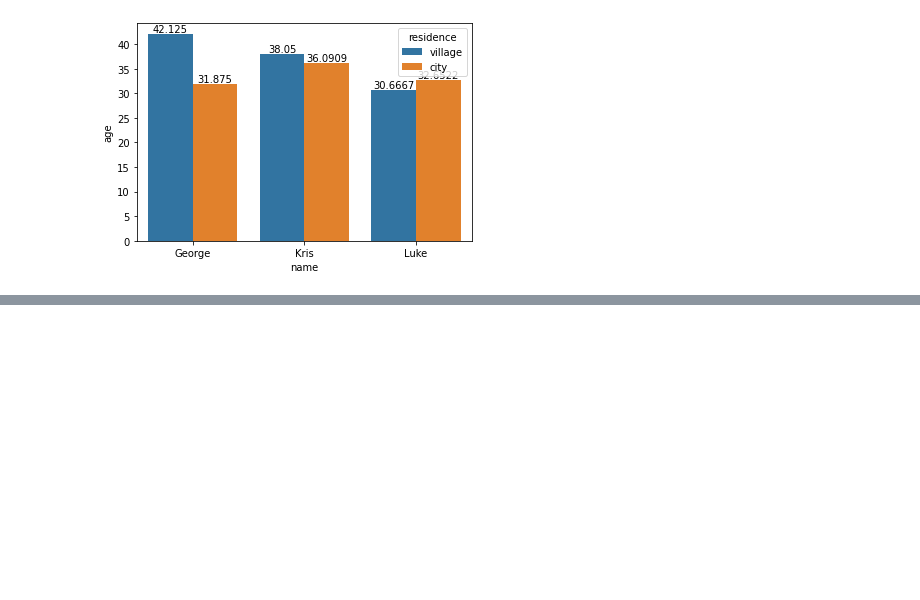
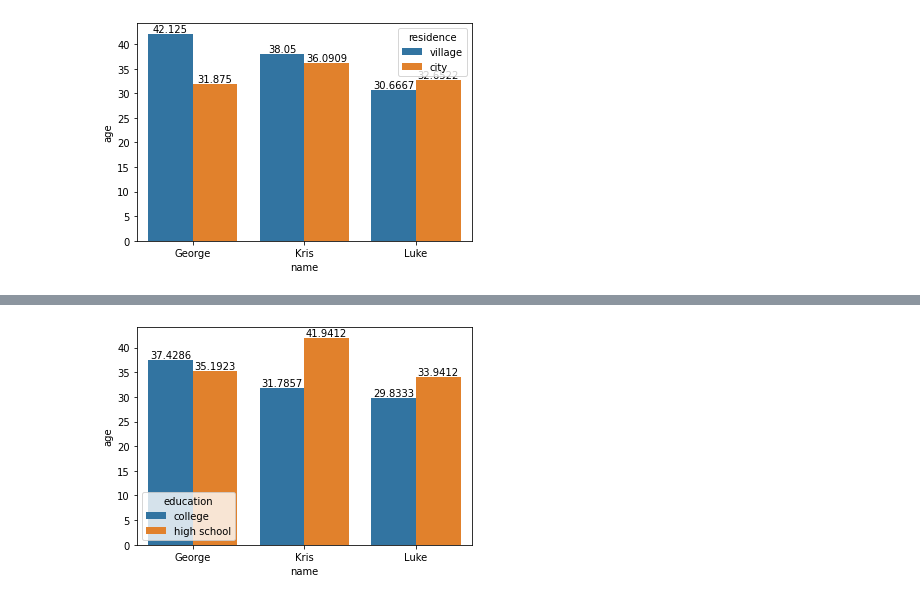
Before and after one commit to GimGones/jmm, a Jupyter notebook: dudes.ipynb, the cells around one changed output, grey strips where cells are left out. Drawn from its saved outputs; the diff is of its cells as text; code cells hidden in the pictures; blank space fills up the shorter version.

Commit message:
added education

```diff
--- a/dudes.ipynb
+++ b/dudes.ipynb
@@ -37,3 +37,6 @@ for i in range(0,len(lab.containers)):
 plt.show()
 # %% [output]
 [figure]
+# %%
+data["education"] = np.random.choice(["high school","college"],100,p=[0.6,0.4])
+data.head()
@@ -39,0 +50,7 @@ plt.show()
+# %%
+lab = sns.barplot(x="name",y="age",data=data,ci=False,hue="education")
+for i in range(0,len(lab.containers)):
+    lab.bar_label(lab.containers[i])
+plt.show()
+# %% [output]
+[figure, added]
```
Also changed, not shown: parts of 1 cell of this notebook.
